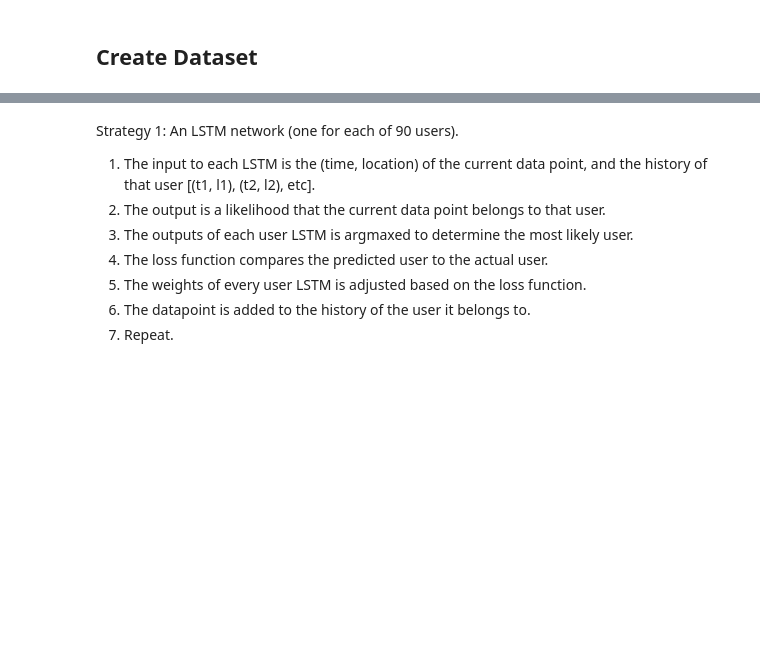
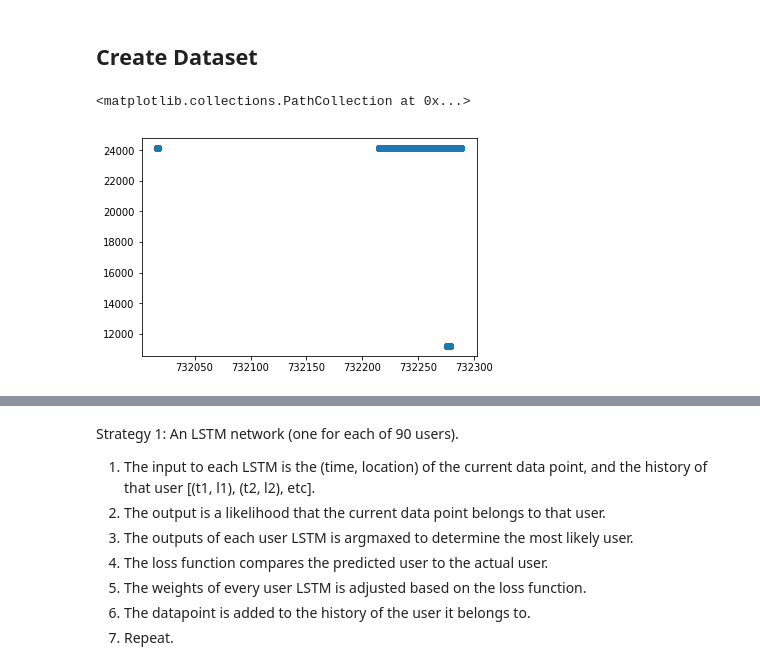
Before and after one commit to lillyclark/privacy-utility, a Jupyter notebook: Adversary1.ipynb, the cells around one changed output, grey strips where cells are left out. Cells and saved outputs as stored; diff of their text form; code cells hidden in the pictures; blank space fills up the shorter version.

Commit message:
data vis

```diff
--- a/Adversary1.ipynb
+++ b/Adversary1.ipynb
@@ -97,3 +98,8 @@ adversaryData = np.array(adversaryData)
 adversaryData = adversaryData[adversaryData[:,0].argsort()]
 # %%
 adversaryData = adversaryData[0:2000]
+# %%
+plt.scatter(adversaryData[np.where(adversaryData[:,2]==41)][:,0], adversaryData[np.where(adversaryData[:,2]==41)][:,1])
+# %% [output]
+<matplotlib.collections.PathCollection at 0x...>
+[figure, added]
```
Also changed, not shown: parts of 2 cells of this notebook, 1 other file.
